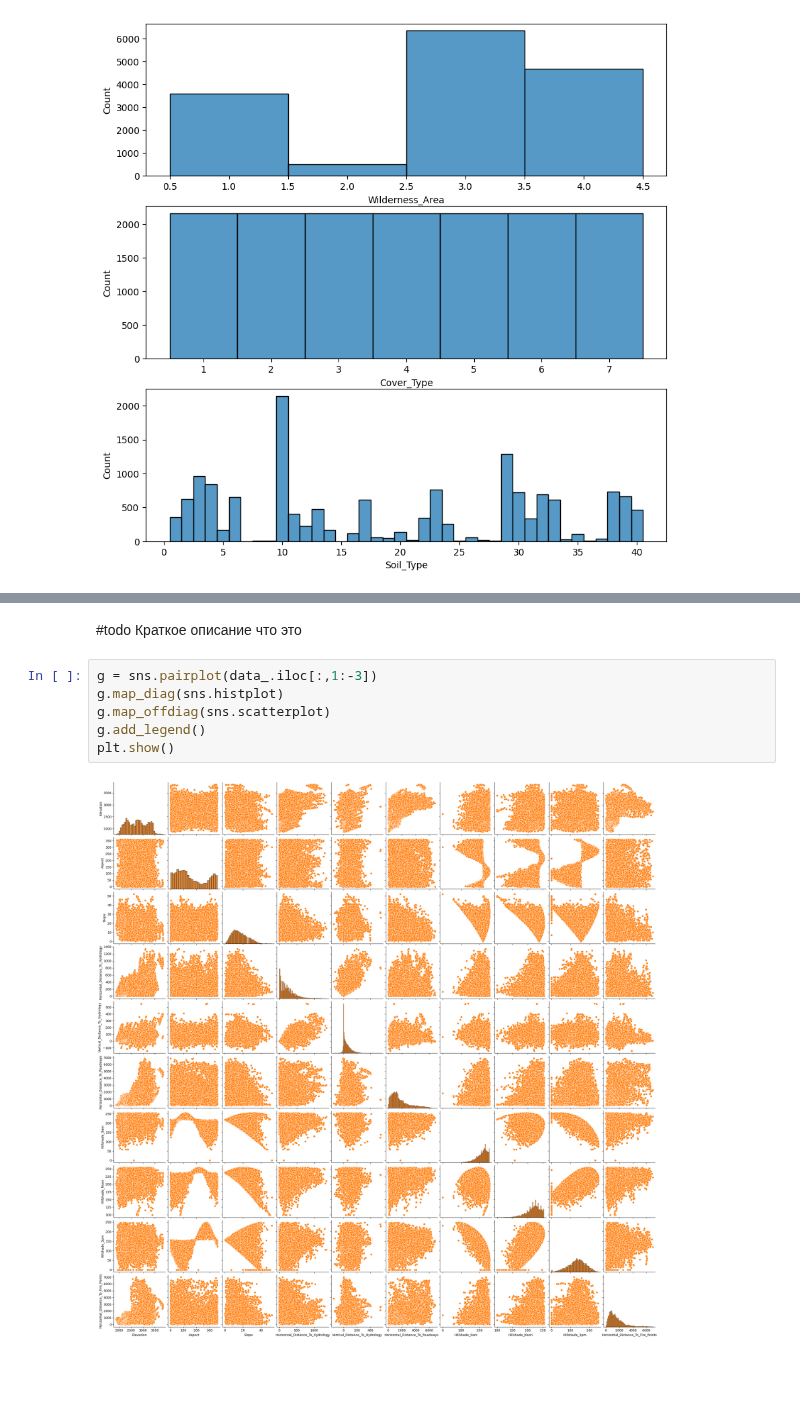
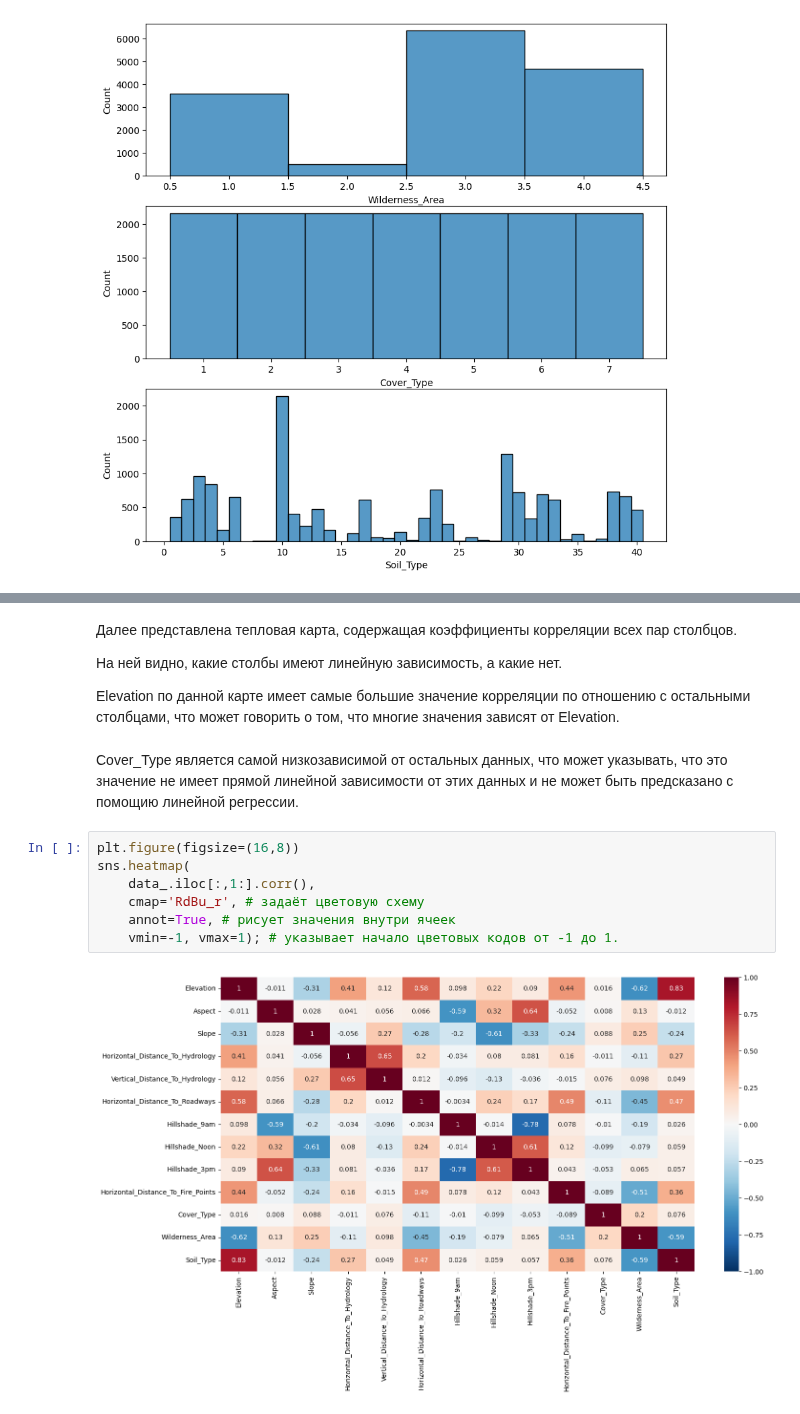
Before and after one commit to Axeleeyy/Test-DS_ML, a Jupyter notebook: EDA.ipynb, the cells around one changed output, grey strips where cells are left out. Cells and saved outputs as stored; diff of their text form; blank space fills up the shorter version.

```diff
--- a/EDA.ipynb
+++ b/EDA.ipynb
@@ -111,11 +160,18 @@ axs[3][2].remove()
-# %% [markdown]
-#todo
-Краткое описание что это
-# %%
-g = sns.pairplot(data_.iloc[:,1:-3])
-g.map_diag(sns.histplot)
-g.map_offdiag(sns.scatterplot)
-g.add_legend()
-plt.show()
-# %% [output]
-[figure, removed]
+# %% [markdown]
+
+Далее представлена тепловая карта, содержащая коэффициенты корреляции всех пар столбцов.
+
+На ней видно, какие столбы имеют линейную зависимость, а какие нет.
+
+Elevation по данной карте имеет самые большие значение корреляции по отношению с остальными столбцами, что может говорить о том, что многие значения зависят от Elevation.
+# %% [markdown]
+Cover_Type является самой низкозависимой от остальных данных, что может указывать, что это значение не имеет прямой линейной зависимости от этих данных и не может быть предсказано с помощию линейной регрессии.
+# %%
+plt.figure(figsize=(16,8))
+sns.heatmap(
+    data_.iloc[:,1:].corr(),
+    cmap='RdBu_r', # задаёт цветовую схему
+    annot=True, # рисует значения внутри ячеек
+    vmin=-1, vmax=1); # указывает начало цветовых кодов от -1 до 1.
+# %% [output]
+[figure, added]
```
Also changed, not shown: parts of 20 cells of this notebook.
